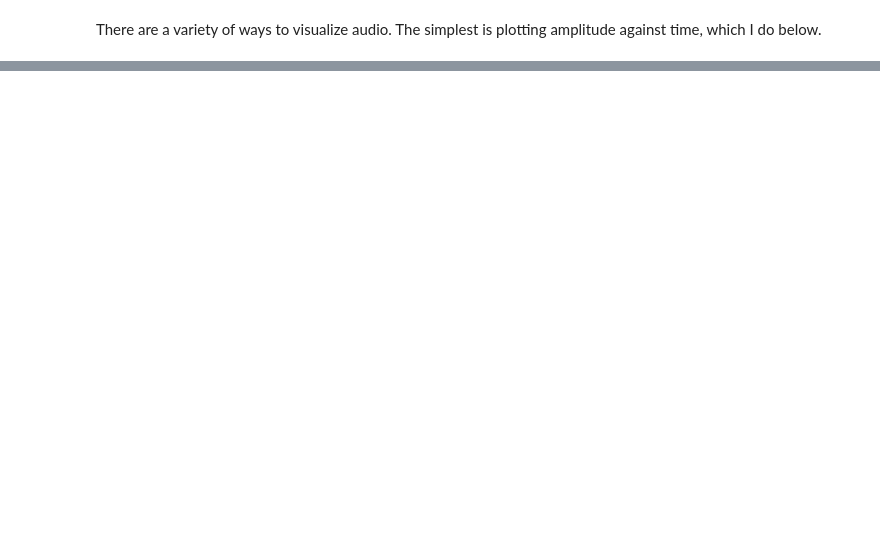
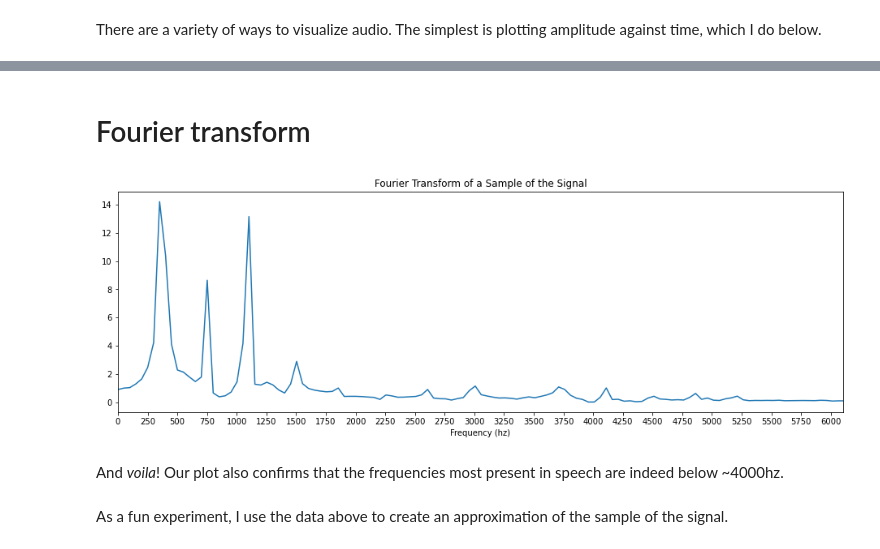
Before and after one commit to AlePouroullis/LoopQPrize, a Jupyter notebook: Challenge A/Challenge A.ipynb, the cells around one changed output, grey strips where cells are left out. Saved outputs shown, nothing was run; the diff lists cells and outputs as text; code cells hidden in the pictures; blank space fills up the shorter version.

```diff
--- a/Challenge A/Challenge A.ipynb
+++ b/Challenge A/Challenge A.ipynb
@@ -294,0 +338,26 @@ t
+# %% [markdown]
+<h1>Fourier transform</h1>
+# %%
+def plot_fft(signal, sr, title):
+    """
+    Plots the discrete FFT for freq_ratio of the sample rate.
+    """
+    ft = np.fft.fft(signal)
+    magnitude = np.abs(ft)
+
+    frequency = np.linspace(0, sr, len(signal))
+
+    plt.figure(figsize=(16, 5))
+    plt.plot(frequency, magnitude)
+    plt.xlabel("Frequency (hz)")
+    plt.xticks(np.arange(min(frequency), max(frequency)+1, 250))
+    plt.xlim([0, max(frequency)//4])
+    plt.title(title)
+# %%
+plot_fft(sample_of_signal, sample_rate, "Fourier Transform of a Sample of the Signal")
+# %% [output]
+[figure, added]
+# %% [markdown]
+And *voila*! Our plot also confirms that the frequencies most present in speech are indeed below ~4000hz.
+# %% [markdown]
+As a fun experiment, I use the data above to create an approximation of the sample of the signal.
```
Also changed, not shown: parts of 68 cells of this notebook.
